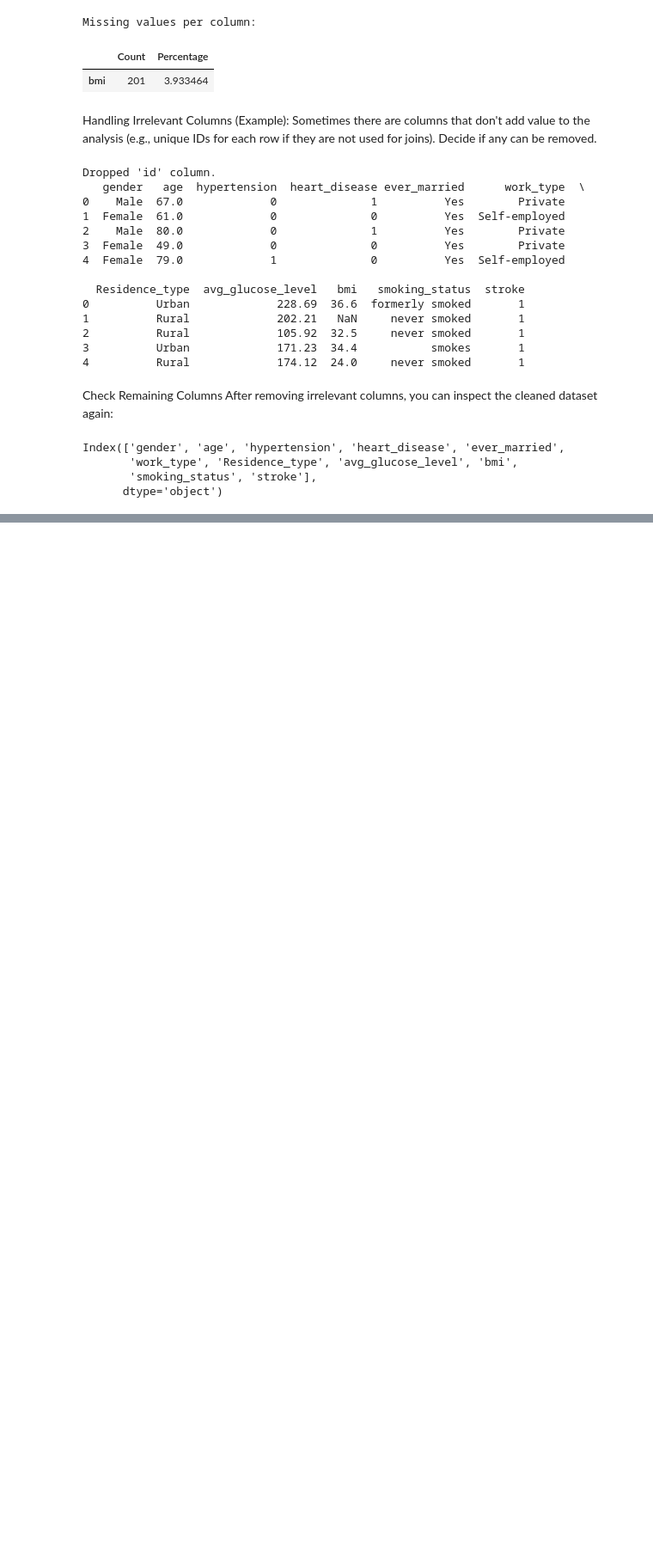
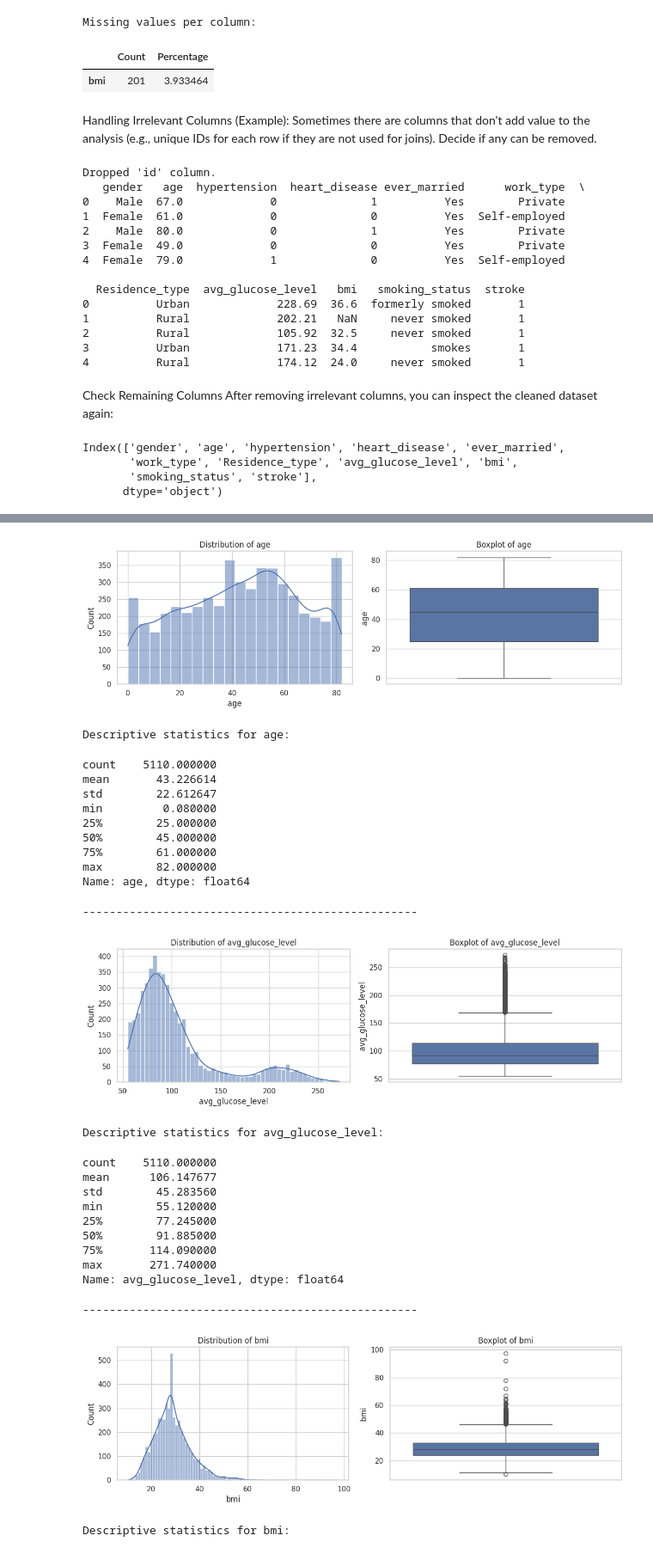
Before and after one commit to jeloerc/healthcare-dataset-stroke-data, a Jupyter notebook: Stroke_Prediction_analisis.ipynb, the cells around one changed output, grey strips where cells are left out. Shown at 86% size. Cells and saved outputs as stored; diff of their text form; code cells hidden in the pictures; blank space fills up the shorter version.

Commit message:
clase 6: Handled missing BMI, checked dtypes, and performed univariate analysis for Stroke dataset

```diff
--- a/Stroke_Prediction_analisis.ipynb
+++ b/Stroke_Prediction_analisis.ipynb
@@ -170,0 +186,6 @@ Index(['gender', 'age', 'hypertension', 'heart_disease', 'ever_married',
+# %%
+if df is not None and 'bmi' in df.columns:
+    median_bmi = df['bmi'].median()
+    df['bmi'] = df['bmi'].fillna(median_bmi)# inplace=True modifica el df directamente
+    print(f"\nMissing values in 'bmi' imputed with median: {median_bmi:.2f}")
+    print(f"Missing values in 'bmi' after imputation: {df['bmi'].isnull().sum()}")
@@ -170,0 +290,48 @@ Index(['gender', 'age', 'hypertension', 'heart_disease', 'ever_married',
+# %%
+if df is not None:
+    numerical_features = ['age', 'avg_glucose_level', 'bmi']
+    for col in numerical_features:
+        if col in df.columns:
+            plt.figure(figsize=(12, 4))
+
+            plt.subplot(1, 2, 1) # 1 row, 2 cols, 1st plot
+            sns.histplot(df[col], kde=True)
+            plt.title(f'Distribution of {col}')
+
+            plt.subplot(1, 2, 2) # 1 row, 2 cols, 2nd plot
+            sns.boxplot(y=df[col])
+            plt.title(f'Boxplot of {col}')
+
+            plt.tight_layout() # Adjusts plot to prevent overlap
+            plt.show()
+
+            print(f"\nDescriptive statistics for {col}:")
+            display(df[col].describe())
+            print("-" * 50)
+# %% [output]
+[figure, added]
+Descriptive statistics for age:
+count    5110.000000
+mean       43.226614
+std        22.612647
+min         0.080000
+25%        25.000000
+50%        45.000000
+75%        61.000000
+max        82.000000
+Name: age, dtype: float64
+--------------------------------------------------
+[figure, added]
+Descriptive statistics for avg_glucose_level:
+count    5110.000000
+mean      106.147677
+std        45.283560
+min        55.120000
+25%        77.245000
+50%        91.885000
+75%       114.090000
+max       271.740000
+Name: avg_glucose_level, dtype: float64
+--------------------------------------------------
+[figure, added]
+Descriptive statistics for bmi:
```
Also changed, not shown: parts of 11 cells of this notebook, 1 other file.
